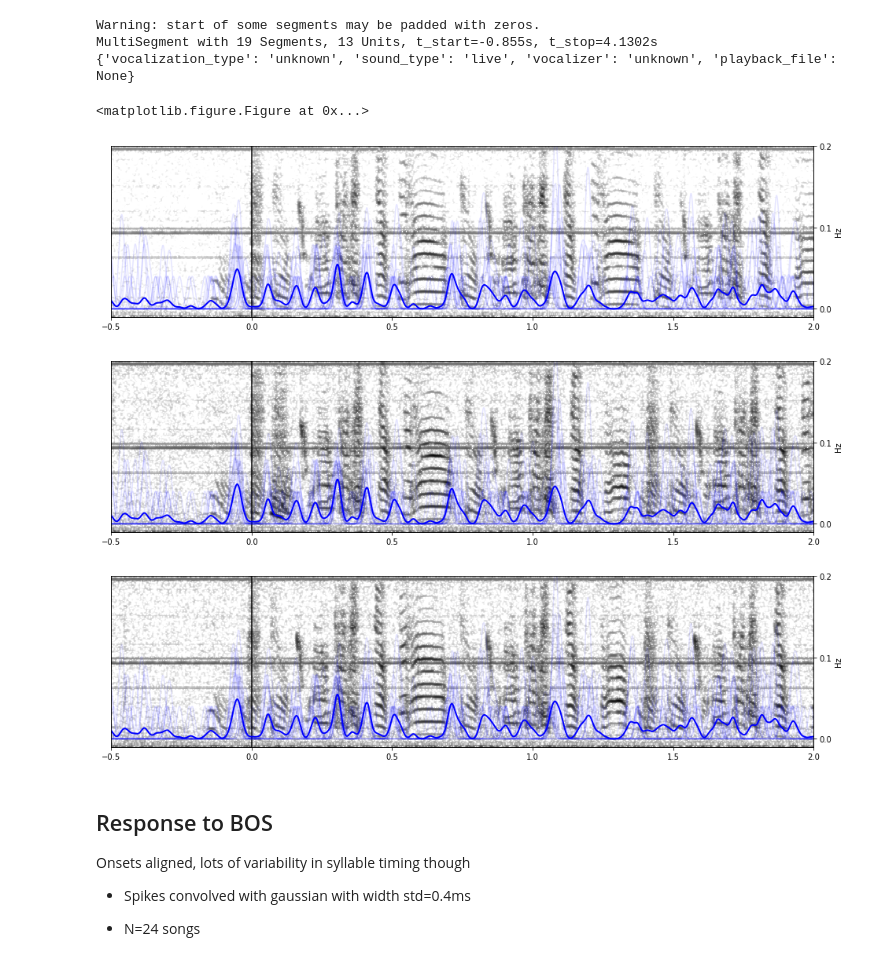
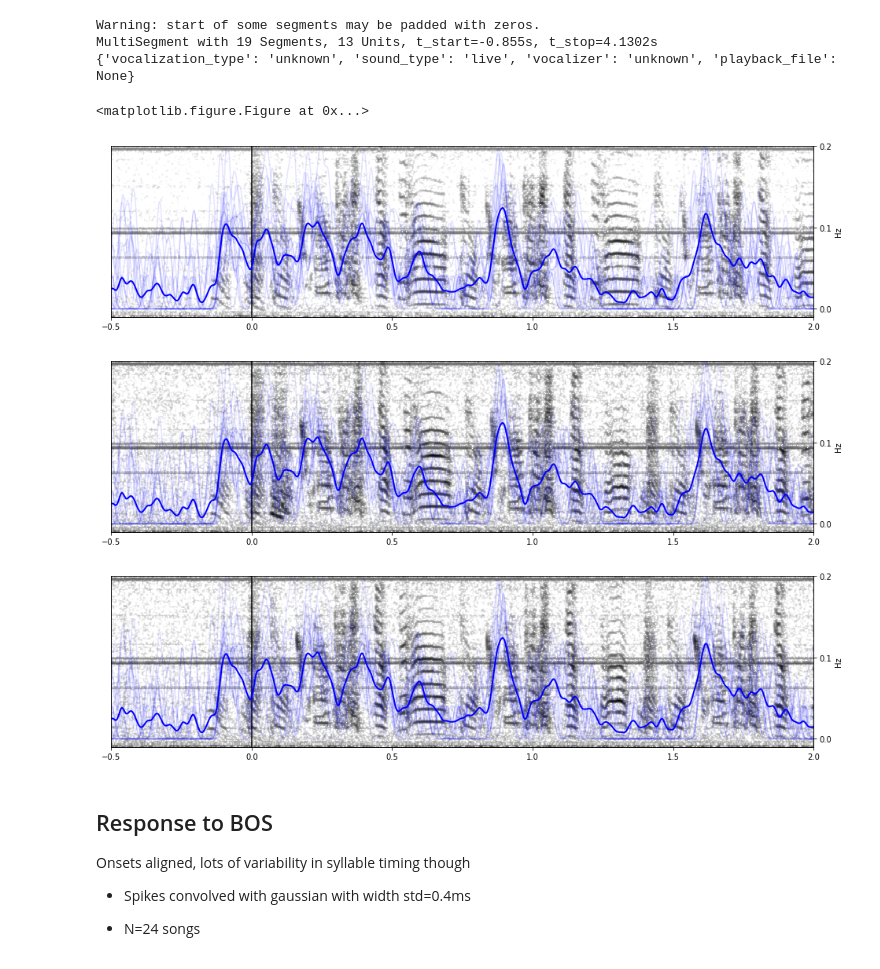
Before and after one commit to theunissenlab/songephys, a Jupyter notebook: notebooks/BOS vs Tutor Song - Fixed Alignment Code.ipynb, the cells around one changed output. Saved outputs shown, nothing was run; the diff lists cells and outputs as text; code cells hidden in the pictures.

```diff
--- a/notebooks/BOS vs Tutor Song - Fixed Alignment Code.ipynb
+++ b/notebooks/BOS vs Tutor Song - Fixed Alignment Code.ipynb
@@ -41,7 +38,7 @@ align3 = [1, 9, 11, 19, 21, 68, 69, 71, 73, 74, 82, 95, 97, 97, 98]
 align2 = [2, 3, 4, 5, 8, 10, 12, 13, 17, 18, 20, 22, 67, 72, 85, 92, 93, 94, 99]
 
 # units_of_interest = [5, 11]
-units_of_interest = [5]
+units_of_interest = [11]
 # %%
 print len(align4), len(align3)
 # %% [output]
@@ -90,33 +87,33 @@ MultiSegment with 19 Segments, 13 Units, t_start=-0.855s, t_stop=4.1302s
 # %%
 plt.clf()
 trials_viewer = TrialsViewer(multiseg)
 # seg_viewer = trials_viewer.segment_viewers[0]
 
 for seg_idx, seg_viewer in enumerate(trials_viewer.segment_viewers[:3]):
     for fig_idx, unit in enumerate(units_of_interest):
         fig, ax = plt.subplots(figsize=(16, 4))
 
         # set t start to align with the reset zero point!
-        seg_viewer.plot_spectrogram(ax=ax, source=1, t_start=-np.array(onset_times_tutor)[seg_idx])
+        seg_viewer.plot_spectrogram(ax=ax, source=1, zero_point=np.array(onset_times_tutor)[seg_idx])
         plt.ylabel("")
         plt.xlabel("")
         plt.yticks([])
 
         ax = ax.twinx()
         trials_viewer.plot_psth(unit, ax=ax, color="Blue", alpha=0.1)
         plt.yticks([0, 0.1, 0.2])
         plt.ylabel("Hz")
         plt.xlim(-0.5, 2.0)
         plt.ylim(-.01, 0.2)
 #         plt.vlines(onset_times_tutor[seg_idx], *plt.ylim())
         plt.vlines(0.0, *plt.ylim())
         # plt.tight_layout()
     plt.show()
 # %% [output]
 <matplotlib.figure.Figure at 0x...>
-[figure, old version]
+[figure, new version]
-[figure, old version]
+[figure, new version]
-[figure, old version]
+[figure, new version]
 # %% [markdown]
 ## Response to BOS
 
```
Also changed, not shown: parts of 2 cells of this notebook, 1 other file.
